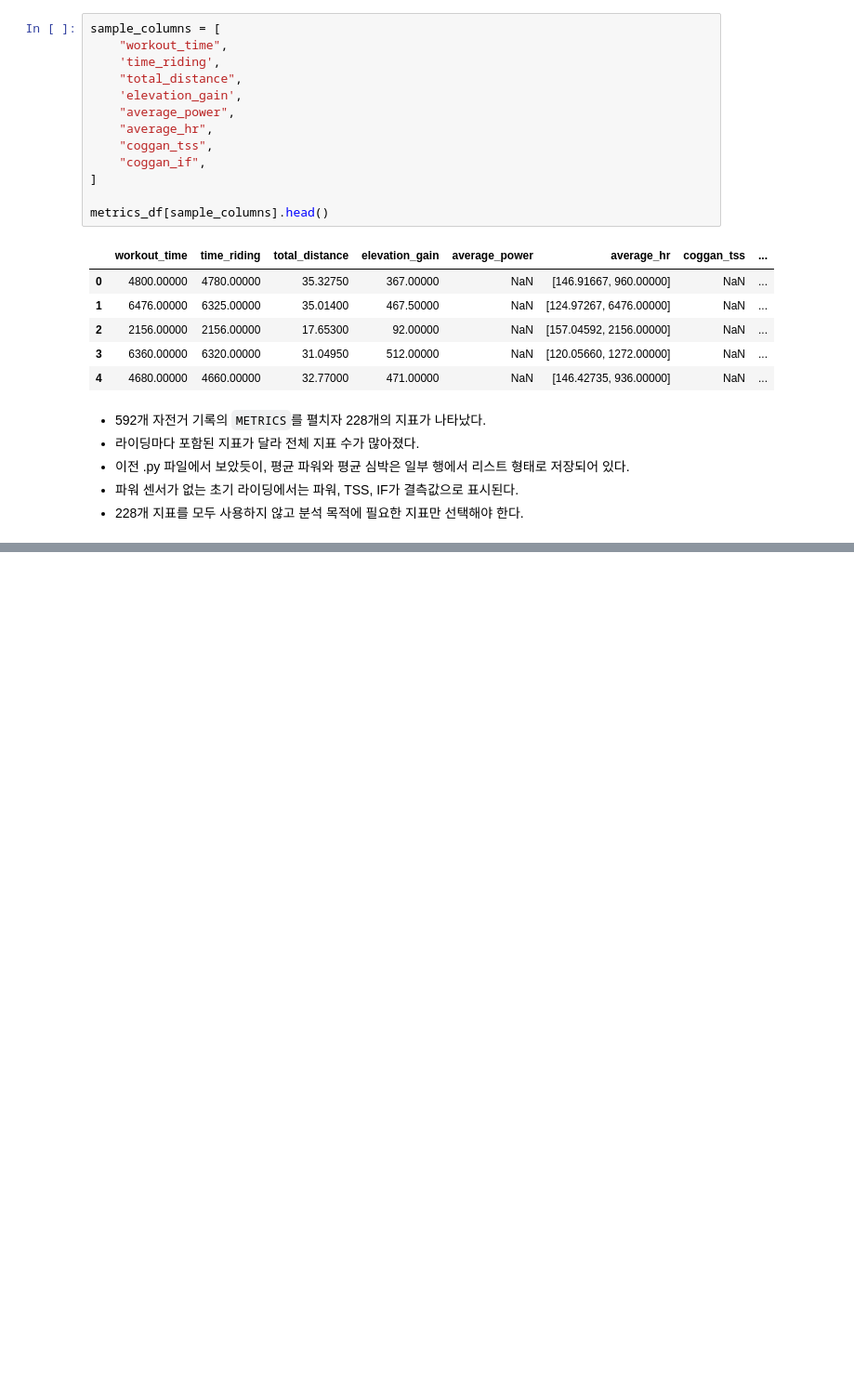
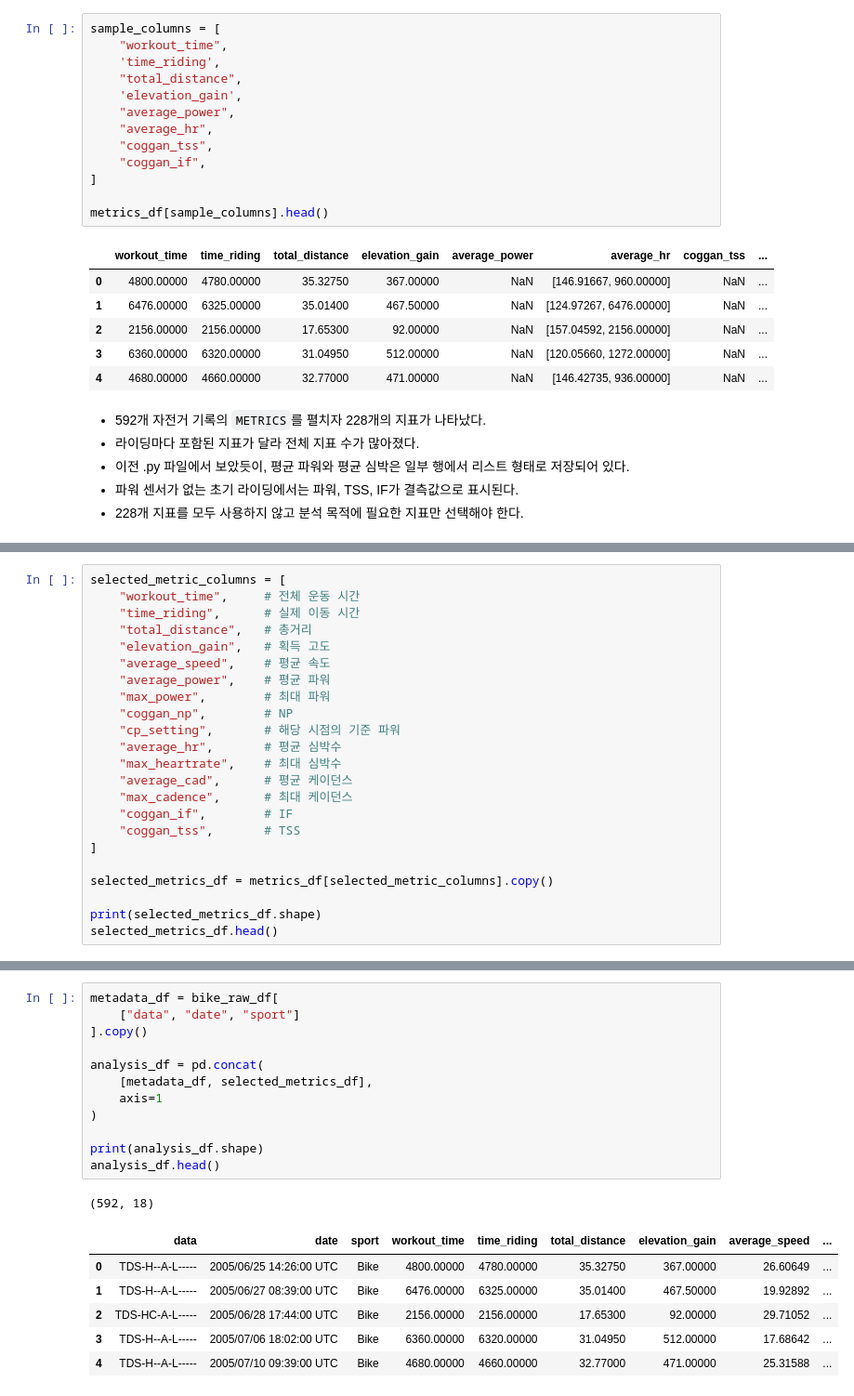
Before and after one commit to jhh0107gsc-hub/cycling, a Jupyter notebook: notebooks/01_goldencheetah_exploration.ipynb, the cells around one changed output, grey strips where cells are left out. Shown at 93% size. Saved outputs shown, nothing was run; the diff lists cells and outputs as text; blank space fills up the shorter version.

Commit message:
Add metric selection and data type cleaning

```diff
--- a/notebooks/01_goldencheetah_exploration.ipynb
+++ b/notebooks/01_goldencheetah_exploration.ipynb
@@ -165,0 +216,23 @@ metrics_df[sample_columns].head()
+# %%
+selected_metric_columns = [
+    "workout_time",     # 전체 운동 시간
+    "time_riding",      # 실제 이동 시간
+    "total_distance",   # 총거리
+    "elevation_gain",   # 획득 고도
+    "average_speed",    # 평균 속도
+    "average_power",    # 평균 파워
+    "max_power",        # 최대 파워
+    "coggan_np",        # NP
+    "cp_setting",       # 해당 시점의 기준 파워
+    "average_hr",       # 평균 심박수
+    "max_heartrate",    # 최대 심박수
+    "average_cad",      # 평균 케이던스
+    "max_cadence",      # 최대 케이던스
+    "coggan_if",        # IF
+    "coggan_tss",       # TSS
+]
+
+selected_metrics_df = metrics_df[selected_metric_columns].copy()
+
+print(selected_metrics_df.shape)
+selected_metrics_df.head()
@@ -165,0 +247,20 @@ metrics_df[sample_columns].head()
+# %%
+metadata_df = bike_raw_df[
+    ["data", "date", "sport"]
+].copy()
+
+analysis_df = pd.concat(
+    [metadata_df, selected_metrics_df],
+    axis=1
+)
+
+print(analysis_df.shape)
+analysis_df.head()
+# %% [output]
+(592, 18)
+|  | data | date | sport | workout_time | time_riding | total_distance | elevation_gain | average_speed | ... |
+| 0 | TDS-H--A-L----- | 2005/06/25 14:26:00 UTC | Bike | 4800.00000 | 4780.00000 | 35.32750 | 367.00000 | 26.60649 | ... |
+| 1 | TDS-H--A-L----- | 2005/06/27 08:39:00 UTC | Bike | 6476.00000 | 6325.00000 | 35.01400 | 467.50000 | 19.92892 | ... |
+| 2 | TDS-HC-A-L----- | 2005/06/28 17:44:00 UTC | Bike | 2156.00000 | 2156.00000 | 17.65300 | 92.00000 | 29.71052 | ... |
+| 3 | TDS-H--A-L----- | 2005/07/06 18:02:00 UTC | Bike | 6360.00000 | 6320.00000 | 31.04950 | 512.00000 | 17.68642 | ... |
+| 4 | TDS-H--A-L----- | 2005/07/10 09:39:00 UTC | Bike | 4680.00000 | 4660.00000 | 32.77000 | 471.00000 | 25.31588 | ... |
```
Also changed, not shown: parts of 10 cells of this notebook.
